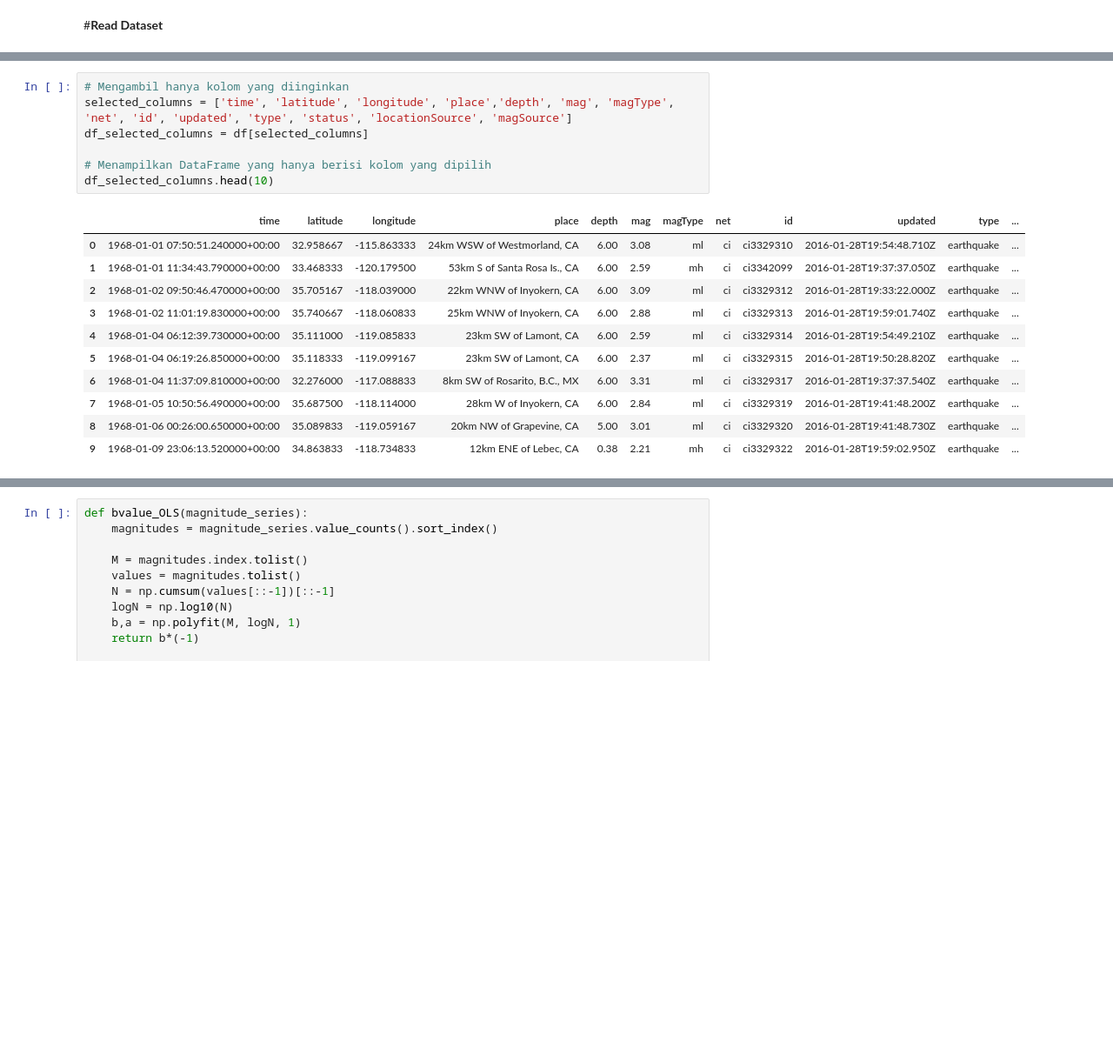
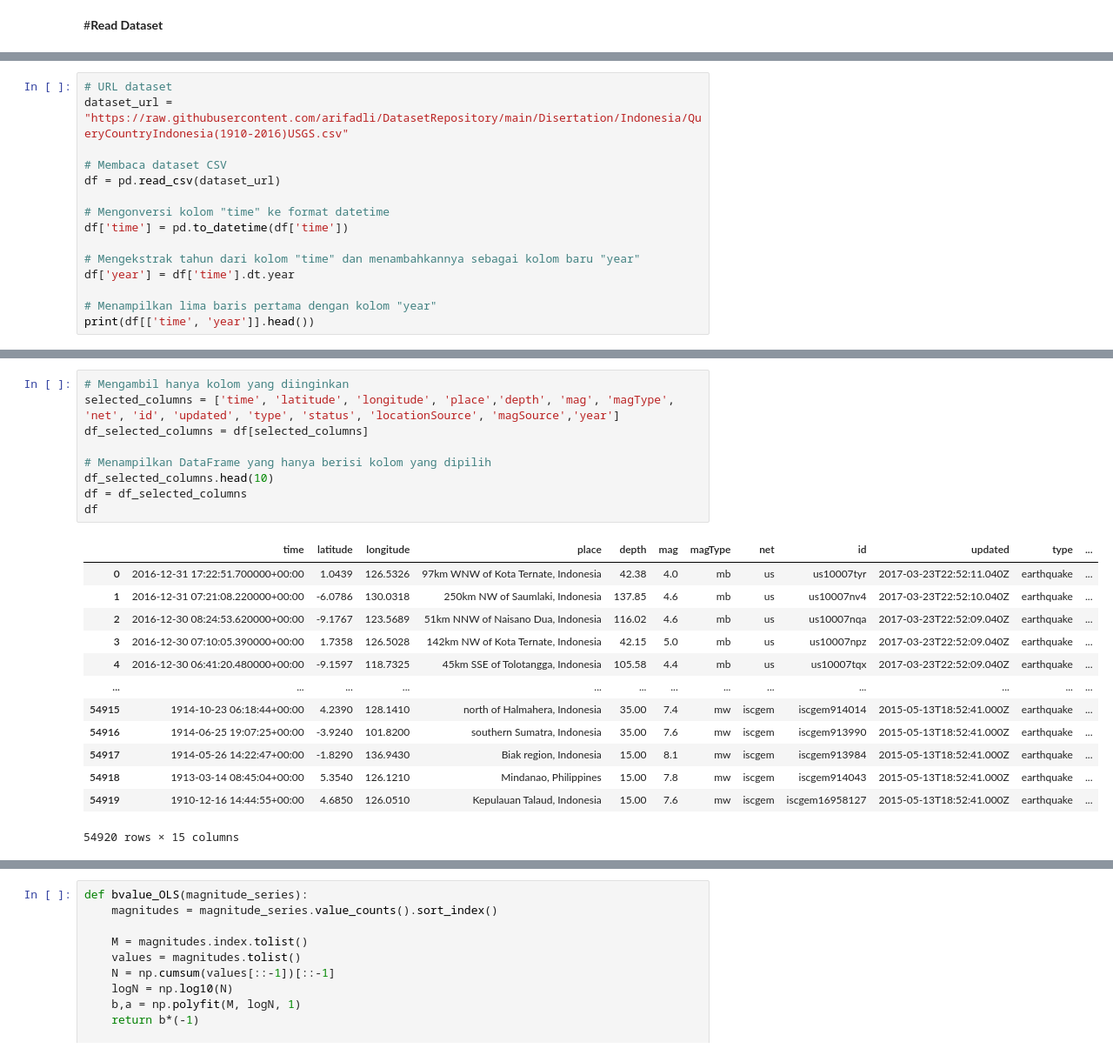
Before and after one commit to arifadli/Earthquake-Event-Analysis, a Jupyter notebook: Spatial Analysis using a and b value/a value/Spatial Indonesia value-a distribution.ipynb, the cells around one changed output, grey strips where cells are left out. Shown at 87% size. Drawn from its saved outputs; the diff is of its cells as text; blank space fills up the shorter version.

```diff
--- a/Spatial Analysis using a and b value/a value/Spatial Indonesia value-a distribution.ipynb
+++ b/Spatial Analysis using a and b value/a value/Spatial Indonesia value-a distribution.ipynb
@@ -62,0 +80,15 @@ df.head(5)
+# %%
+# URL dataset
+dataset_url = "https://raw.githubusercontent.com/arifadli/DatasetRepository/main/Disertation/Indonesia/QueryCountryIndonesia(1910-2016)USGS.csv"
+
+# Membaca dataset CSV
+df = pd.read_csv(dataset_url)
+
+# Mengonversi kolom "time" ke format datetime
+df['time'] = pd.to_datetime(df['time'])
+
+# Mengekstrak tahun dari kolom "time" dan menambahkannya sebagai kolom baru "year"
+df['year'] = df['time'].dt.year
+
+# Menampilkan lima baris pertama dengan kolom "year"
+print(df[['time', 'year']].head())
@@ -63,19 +102,23 @@ df.head(5)
 # %%
 # Mengambil hanya kolom yang diinginkan
-selected_columns = ['time', 'latitude', 'longitude', 'place','depth', 'mag', 'magType', 'net', 'id', 'updated', 'type', 'status', 'locationSource', 'magSource']
+selected_columns = ['time', 'latitude', 'longitude', 'place','depth', 'mag', 'magType', 'net', 'id', 'updated', 'type', 'status', 'locationSource', 'magSource','year']
 df_selected_columns = df[selected_columns]
 
 # Menampilkan DataFrame yang hanya berisi kolom yang dipilih
 df_selected_columns.head(10)
+df = df_selected_columns
+df
 # %% [output]
 |  | time | latitude | longitude | place | depth | mag | magType | net | id | updated | type | ... |
-| 0 | 1968-01-01 07:50:51.240000+00:00 | 32.958667 | -115.863333 | 24km WSW of Westmorland, CA | 6.00 | 3.08 | ml | ci | ci3329310 | 2016-01-28T19:54:48.710Z | earthquake | ... |
-| 1 | 1968-01-01 11:34:43.790000+00:00 | 33.468333 | -120.179500 | 53km S of Santa Rosa Is., CA | 6.00 | 2.59 | mh | ci | ci3342099 | 2016-01-28T19:37:37.050Z | earthquake | ... |
-| 2 | 1968-01-02 09:50:46.470000+00:00 | 35.705167 | -118.039000 | 22km WNW of Inyokern, CA | 6.00 | 3.09 | ml | ci | ci3329312 | 2016-01-28T19:33:22.000Z | earthquake | ... |
-| 3 | 1968-01-02 11:01:19.830000+00:00 | 35.740667 | -118.060833 | 25km WNW of Inyokern, CA | 6.00 | 2.88 | ml | ci | ci3329313 | 2016-01-28T19:59:01.740Z | earthquake | ... |
-| 4 | 1968-01-04 06:12:39.730000+00:00 | 35.111000 | -119.085833 | 23km SW of Lamont, CA | 6.00 | 2.59 | ml | ci | ci3329314 | 2016-01-28T19:54:49.210Z | earthquake | ... |
-| 5 | 1968-01-04 06:19:26.850000+00:00 | 35.118333 | -119.099167 | 23km SW of Lamont, CA | 6.00 | 2.37 | ml | ci | ci3329315 | 2016-01-28T19:50:28.820Z | earthquake | ... |
-| 6 | 1968-01-04 11:37:09.810000+00:00 | 32.276000 | -117.088833 | 8km SW of Rosarito, B.C., MX | 6.00 | 3.31 | ml | ci | ci3329317 | 2016-01-28T19:37:37.540Z | earthquake | ... |
-| 7 | 1968-01-05 10:50:56.490000+00:00 | 35.687500 | -118.114000 | 28km W of Inyokern, CA | 6.00 | 2.84 | ml | ci | ci3329319 | 2016-01-28T19:41:48.200Z | earthquake | ... |
-| 8 | 1968-01-06 00:26:00.650000+00:00 | 35.089833 | -119.059167 | 20km NW of Grapevine, CA | 5.00 | 3.01 | ml | ci | ci3329320 | 2016-01-28T19:41:48.730Z | earthquake | ... |
-| 9 | 1968-01-09 23:06:13.520000+00:00 | 34.863833 | -118.734833 | 12km ENE of Lebec, CA | 0.38 | 2.21 | mh | ci | ci3329322 | 2016-01-28T19:59:02.950Z | earthquake | ... |
+| 0 | 2016-12-31 17:22:51.700000+00:00 | 1.0439 | 126.5326 | 97km WNW of Kota Ternate, Indonesia | 42.38 | 4.0 | mb | us | us10007tyr | 2017-03-23T22:52:11.040Z | earthquake | ... |
+| 1 | 2016-12-31 07:21:08.220000+00:00 | -6.0786 | 130.0318 | 250km NW of Saumlaki, Indonesia | 137.85 | 4.6 | mb | us | us10007nv4 | 2017-03-23T22:52:10.040Z | earthquake | ... |
+| 2 | 2016-12-30 08:24:53.620000+00:00 | -9.1767 | 123.5689 | 51km NNW of Naisano Dua, Indonesia | 116.02 | 4.6 | mb | us | us10007nqa | 2017-03-23T22:52:09.040Z | earthquake | ... |
+| 3 | 2016-12-30 07:10:05.390000+00:00 | 1.7358 | 126.5028 | 142km NW of Kota Ternate, Indonesia | 42.15 | 5.0 | mb | us | us10007npz | 2017-03-23T22:52:09.040Z | earthquake | ... |
+| 4 | 2016-12-30 06:41:20.480000+00:00 | -9.1597 | 118.7325 | 45km SSE of Tolotangga, Indonesia | 105.58 | 4.4 | mb | us | us10007tqx | 2017-03-23T22:52:09.040Z | earthquake | ... |
+| ... | ... | ... | ... | ... | ... | ... | ... | ... | ... | ... | ... | ... |
+| 54915 | 1914-10-23 06:18:44+00:00 | 4.2390 | 128.1410 | north of Halmahera, Indonesia | 35.00 | 7.4 | mw | iscgem | iscgem914014 | 2015-05-13T18:52:41.000Z | earthquake | ... |
+| 54916 | 1914-06-25 19:07:25+00:00 | -3.9240 | 101.8200 | southern Sumatra, Indonesia | 35.00 | 7.6 | mw | iscgem | iscgem913990 | 2015-05-13T18:52:41.000Z | earthquake | ... |
+| 54917 | 1914-05-26 14:22:47+00:00 | -1.8290 | 136.9430 | Biak region, Indonesia | 15.00 | 8.1 | mw | iscgem | iscgem913984 | 2015-05-13T18:52:41.000Z | earthquake | ... |
+| 54918 | 1913-03-14 08:45:04+00:00 | 5.3540 | 126.1210 | Mindanao, Philippines | 15.00 | 7.8 | mw | iscgem | iscgem914043 | 2015-05-13T18:52:41.000Z | earthquake | ... |
+| 54919 | 1910-12-16 14:44:55+00:00 | 4.6850 | 126.0510 | Kepulauan Talaud, Indonesia | 15.00 | 7.6 | mw | iscgem | iscgem16958127 | 2015-05-13T18:52:41.000Z | earthquake | ... |
+54920 rows × 15 columns
```
Also changed, not shown: parts of 18 cells of this notebook, 1 other file.
